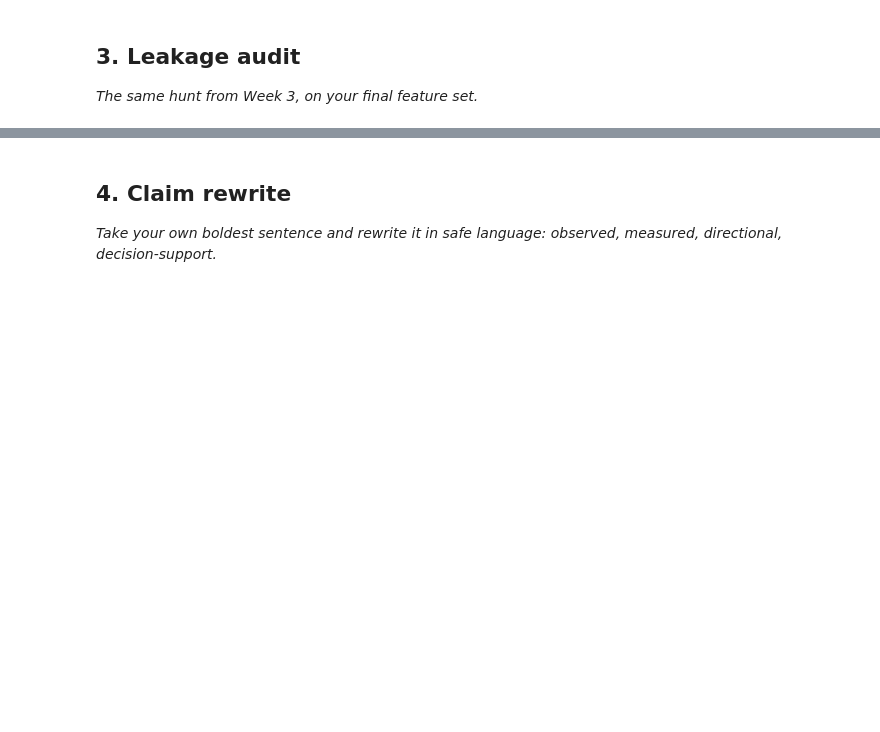
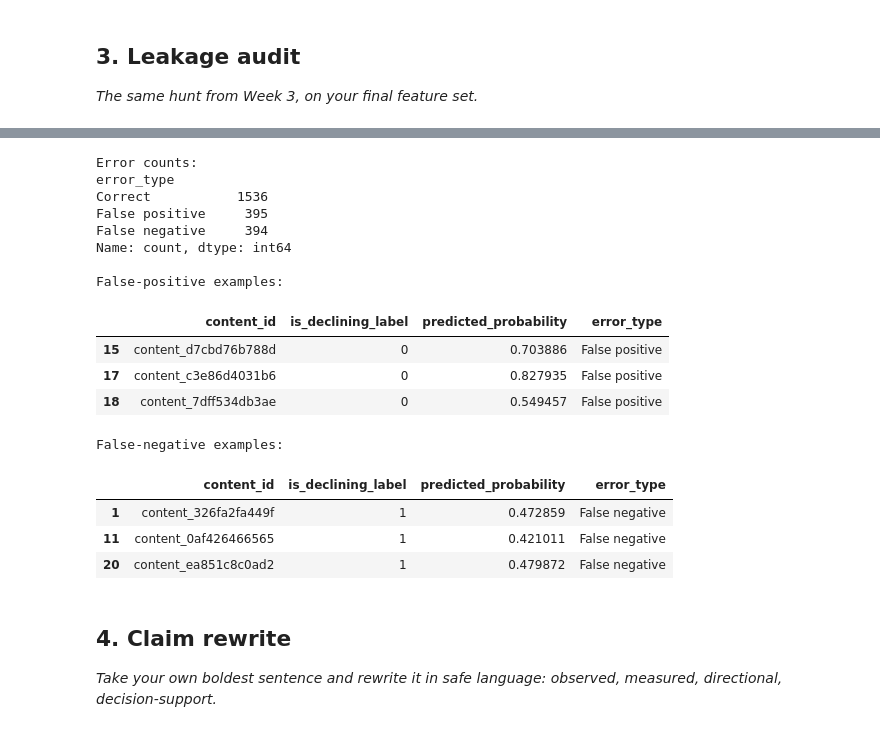
Before and after one commit to mkhlor006/Flyrank_internship_ML, a Jupyter notebook: work/notebooks/w06_validation_audit.ipynb, the cells around one changed output, grey strips where cells are left out. Saved outputs shown, nothing was run; the diff lists cells and outputs as text; code cells hidden in the pictures; blank space fills up the shorter version.

```diff
--- a/work/notebooks/w06_validation_audit.ipynb
+++ b/work/notebooks/w06_validation_audit.ipynb
@@ -354,3 +400,77 @@ Grouped client overlap: 0
+# %%
+# Failure analysis using the honest client-grouped model
+
+group_predictions = group_test.copy().reset_index(drop=True)
+
+group_predictions["predicted_probability"] = group_scores
+
+group_predictions["predicted_label"] = (
+    group_scores >= 0.5
+).astype(int)
+
+group_predictions["error_type"] = np.select(
+    [
+        (group_predictions["is_declining_label"] == 0)
+        & (group_predictions["predicted_label"] == 1),
+
+        (group_predictions["is_declining_label"] == 1)
+        & (group_predictions["predicted_label"] == 0)
+    ],
+    [
+        "False positive",
+        "False negative"
+    ],
+    default="Correct"
+)
+
+print("Error counts:")
+print(group_predictions["error_type"].value_counts())
+
+print("\nFalse-positive examples:")
+display(
+    group_predictions[
+        group_predictions["error_type"] == "False positive"
+    ][
+        [
+            "content_id",
+            "is_declining_label",
+            "predicted_probability",
+            "error_type"
+        ]
+    ].head(3)
+)
+
+print("\nFalse-negative examples:")
+display(
+    group_predictions[
+        group_predictions["error_type"] == "False negative"
+    ][
+        [
+            "content_id",
+            "is_declining_label",
+            "predicted_probability",
+            "error_type"
+        ]
+    ].head(3)
+)
+# %% [output]
+Error counts:
+error_type
+Correct           1536
+False positive     395
+False negative     394
+Name: count, dtype: int64
+
+False-positive examples:
+|  | content_id | is_declining_label | predicted_probability | error_type |
+| 15 | content_d7cbd76b788d | 0 | 0.703886 | False positive |
+| 17 | content_c3e86d4031b6 | 0 | 0.827935 | False positive |
+| 18 | content_7dff534db3ae | 0 | 0.549457 | False positive |
+False-negative examples:
+|  | content_id | is_declining_label | predicted_probability | error_type |
+| 1 | content_326fa2fa449f | 1 | 0.472859 | False negative |
+| 11 | content_0af426466565 | 1 | 0.421011 | False negative |
+| 20 | content_ea851c8c0ad2 | 1 | 0.479872 | False negative |
 # %% [markdown]
 ## 4. Claim rewrite
 
```
Also changed, not shown: parts of 9 cells of this notebook.
